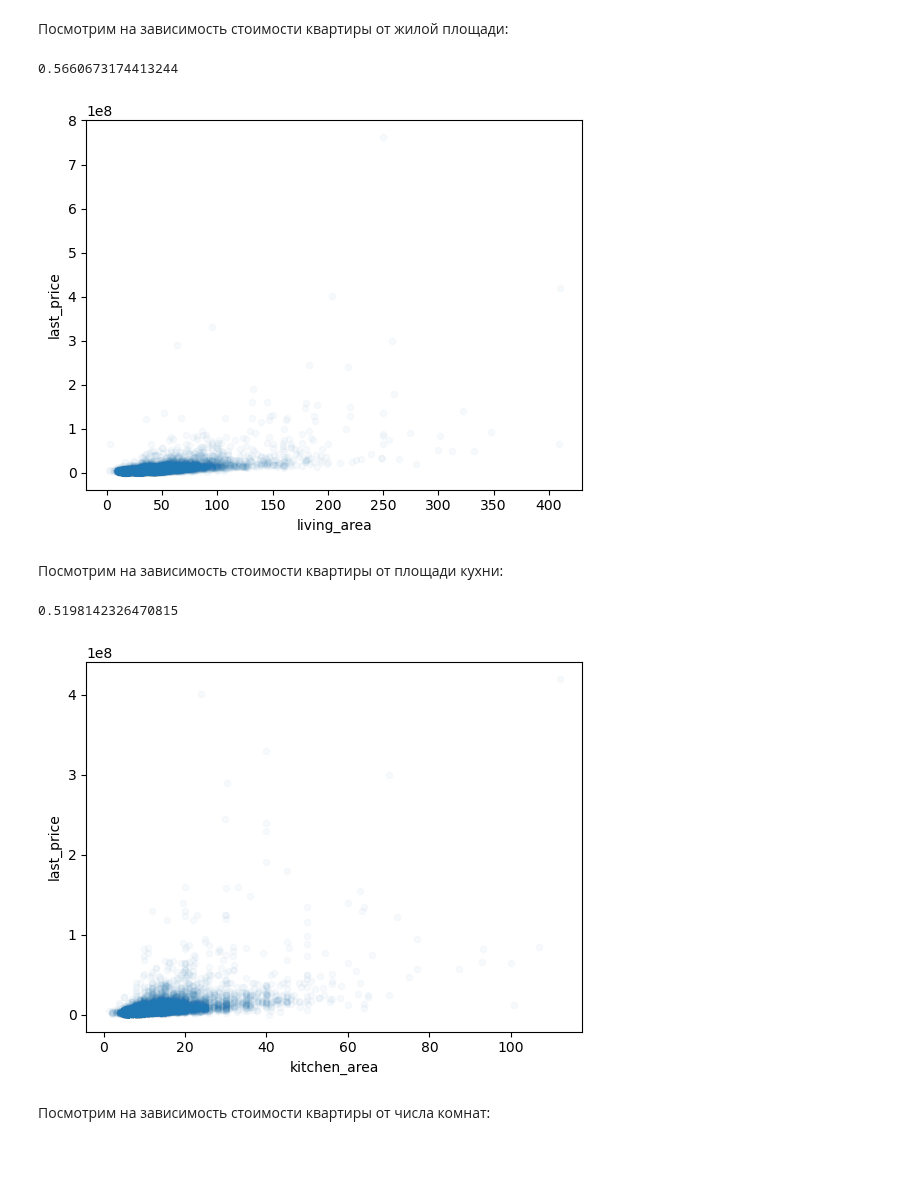
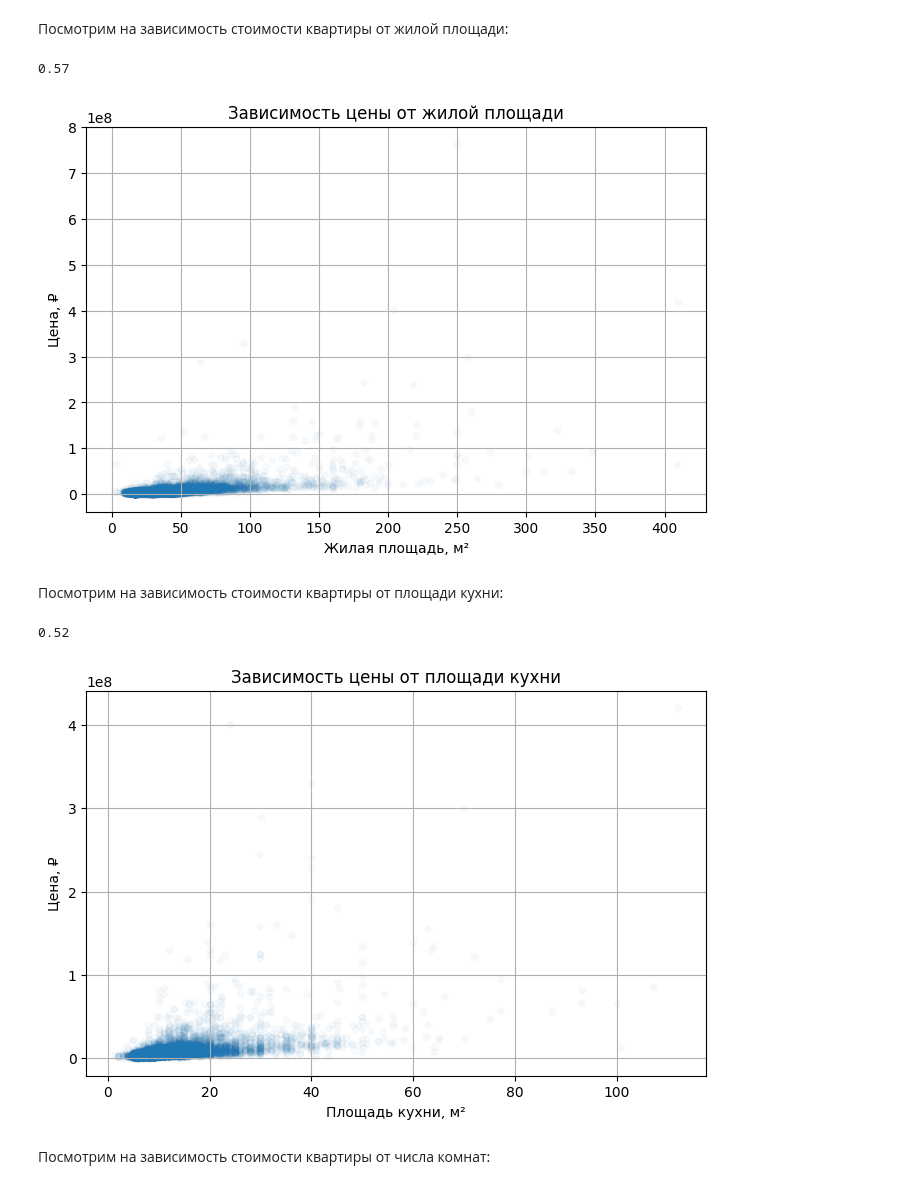
Before and after one commit to andrewsalmin/practicum-data-analysis, a Jupyter notebook: notebooks/saint-petersburg-real-estate.ipynb, the cells around one changed output. Saved outputs shown, nothing was run; the diff lists cells and outputs as text; code cells hidden in the pictures; blank space fills up the shorter version.

```diff
--- a/notebooks/saint-petersburg-real-estate.ipynb
+++ b/notebooks/saint-petersburg-real-estate.ipynb
@@ -23,8 +23,9 @@
 ## Изучение общей информации
 # %%
 import pandas as pd
+import matplotlib.pyplot as plt
 
-data = pd.read_csv('https://code.s3.yandex.net/datasets/real_estate_data.csv', sep='\t')
+data = pd.read_csv('https://code.s3.yandex.net/datasets/real_estate_data.csv', sep='	')
 # %% [markdown]
 Посмотрим на общую информацию о данных:
 # %%
@@ -580,19 +597,25 @@ data['total_area'].corr(data['last_price'])
 # %% [markdown]
 Посмотрим на зависимость стоимости квартиры от жилой площади:
 # %%
-data.sort_values('living_area').plot(x='living_area', y='last_price', kind='scatter', alpha=0.03)
-data['living_area'].corr(data['last_price'])
+data.sort_values('living_area').plot(
+    x='living_area', y='last_price', kind='scatter', alpha=0.03, figsize=(8, 5), grid=True,
+    title='Зависимость цены от жилой площади', xlabel='Жилая площадь, м²', ylabel='Цена, ₽'
+)
+round(data['living_area'].corr(data['last_price']), 2)
 # %% [output]
-0.5660673174413244
+0.57
-[figure, old version]
+[figure, new version]
 # %% [markdown]
 Посмотрим на зависимость стоимости квартиры от площади кухни:
 # %%
-data.sort_values('kitchen_area').plot(x='kitchen_area', y='last_price', kind='scatter', alpha=0.03)
-data['kitchen_area'].corr(data['last_price'])
+data.sort_values('kitchen_area').plot(
+    x='kitchen_area', y='last_price', kind='scatter', alpha=0.03, figsize=(8, 5), grid=True,
+    title='Зависимость цены от площади кухни', xlabel='Площадь кухни, м²', ylabel='Цена, ₽'
+)
+round(data['kitchen_area'].corr(data['last_price']), 2)
 # %% [output]
-0.5198142326470815
+0.52
-[figure, old version]
+[figure, new version]
 # %% [markdown]
 Посмотрим на зависимость стоимости квартиры от числа комнат:
 # %%
```
Also changed, not shown: parts of 28 cells of this notebook, 2 other files.
